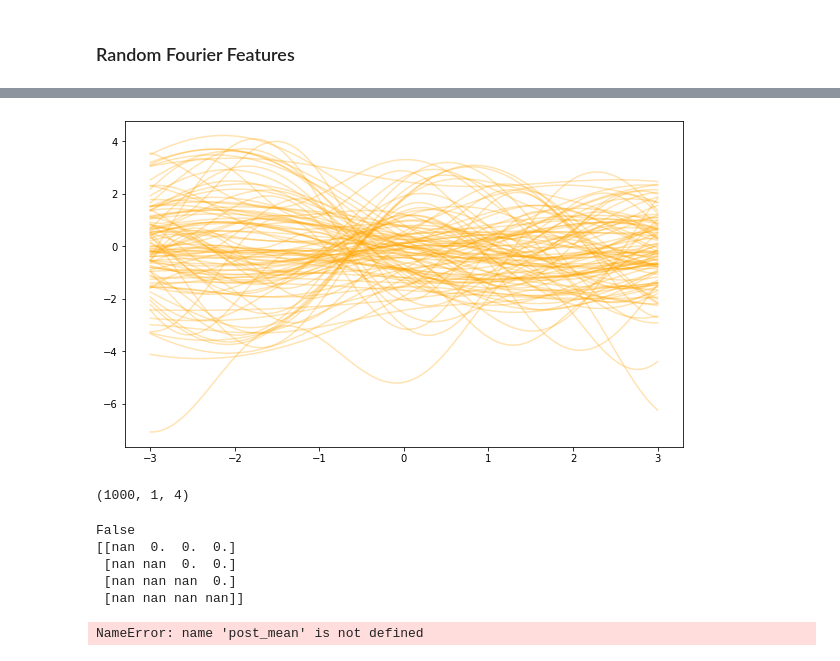
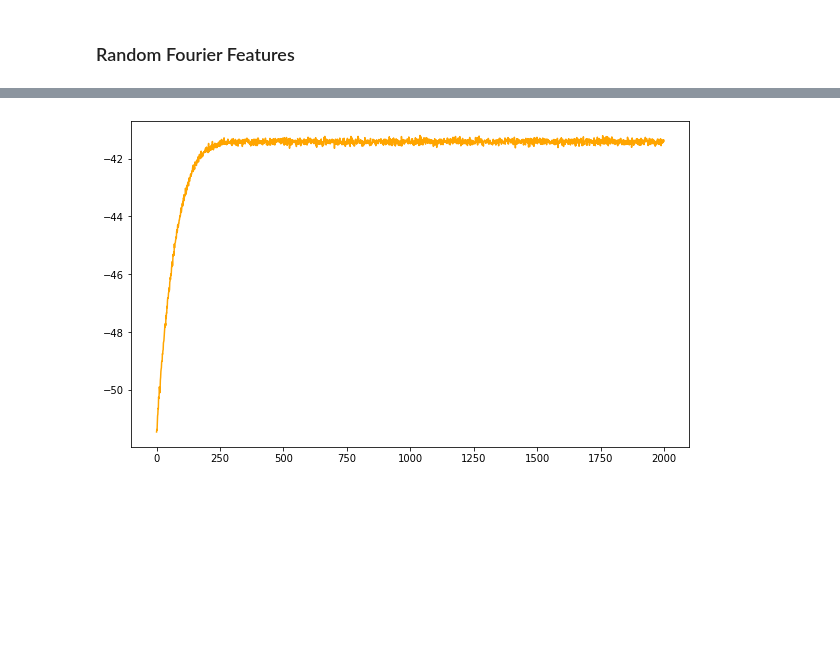
Before and after one commit to Archibald-Lafraik/pipps, a Jupyter notebook: double_pendulum/pendulum.ipynb, the cells around one changed output, grey strips where cells are left out. Drawn from its saved outputs; the diff is of its cells as text; code cells hidden in the pictures; blank space fills up the shorter version.

```diff
--- a/double_pendulum/pendulum.ipynb
+++ b/double_pendulum/pendulum.ipynb
@@ -89,28 +84,36 @@ plt.show()
 # %% [markdown]
 ### Random Fourier Features
 # %%
-lengthscale = 1.
+lengthscale = .1
 coef = 1.
-num_functions = 100
-num_features = 4
+num_features = 5
 
-num_steps = 1000
-N = 1001
+num_steps = 2
+N = 100000
 
-start_state = jnp.array([jnp.pi / 4, jnp.pi / 3, 0., 0.])
-V0 = jnp.eye(num_features) * 2.
+trans_noise = jnp.eye(2) * 0.01
+obs_noise = jnp.eye(2) * 0.1
+V0 = jnp.eye(2)
 
-_, xs, _ = get_rk_state_sequence(delta_t, start_state, V0, trans_noise, obs_noise, num_steps, N)
+get_cos_sin = lambda a: jnp.array([
+    jnp.cos(a[0]),
+    jnp.sin(a[0]),
+    jnp.cos(a[1]),
+    jnp.sin(a[1]),
+])
+start_state = jnp.array([jnp.pi / 4, 0.])
+
+true_zs, xs, _ = get_rk_state_sequence(delta_t, start_state, V0, trans_noise, obs_noise, num_steps, N)
 
 LR_ESTIMATOR = False
 NUM_TRAINING_STEPS = 2000
 
-start_weights = jnp.ones((num_features,))
+start_weights = jnp.ones((num_features, start_state.shape[0]))
 params = jnp.array([start_weights])
 
 
 optimizer = optax.chain(
-    optax.adam(learning_rate=0.0006),
+    optax.adam(learning_rate=0.006),
     optax.scale(-1.0)
 )
 
@@ -137,46 +156,7 @@ Step 0, marginal likelihood: 0.000000, A - [1. 1. 1. 1.]
 KeyboardInterrupt:
 # %%
 plt.figure(figsize=(10, 6))
-plt.plot(X, functions, color='orange', alpha=0.3)
+plt.plot(training_objectives, color='orange')
 plt.show()
 # %% [output]
-[figure, old version]
+[figure, new version]
-# %%
-
-mu0 = jnp.array([jnp.pi / 3, jnp.pi / 4, 0., 0.])
-V0 = jnp.eye(4) * 0.0001
-
-delta_t = 0.01
-noise = 0.001
-trans_noise = jnp.eye(4) * noise
-obs_noise = jnp.eye(4) * 0.01
-num_steps = 1000
-N = 1
-
-states, observations, _ = get_rk_state_sequence(
-    delta_t, mu0, V0, trans_noise, obs_noise, num_steps, N
-)
-# %% [output]
-(1000, 1, 4)
-# %%
-mu = jnp.zeros((num_features,))
-V = jnp.eye(num_features)
-
-theta2_states = states[:, 0, 1][:, jnp.newaxis]
-
-
-post_mean, post_var = get_rff_posterior(theta2_states[:-1], theta2_states[1:], num_features, lengthscale, coef, noise, mu, V)
-functions = get_rff_functions(post_mean, post_var, num_functions, theta2_states[:-1], num_features, lengthscale, coef)
-# %% [output]
-False
-[[nan  0.  0.  0.]
- [nan nan  0.  0.]
- [nan nan nan  0.]
- [nan nan nan nan]]
-# %%
-print(post_mean)
-plt.figure(figsize=(10, 6))
-plt.plot(list(range(num_steps - 1)), functions[:, 0], color='orange', alpha=0.3)
-plt.show()
-# %% [output]
-NameError: name 'post_mean' is not defined
```
Also changed, not shown: parts of 10 cells of this notebook, 9 other files.
